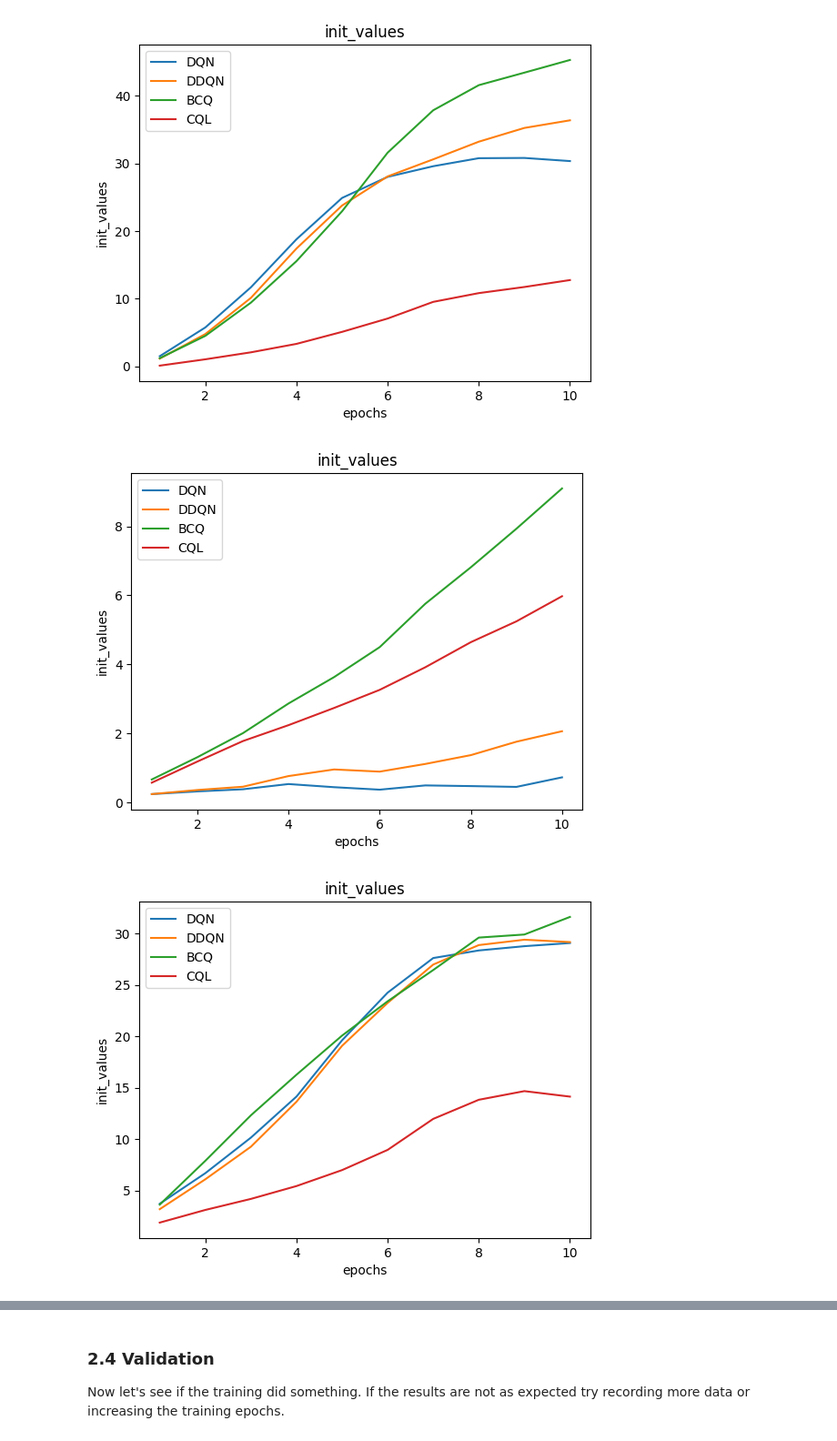
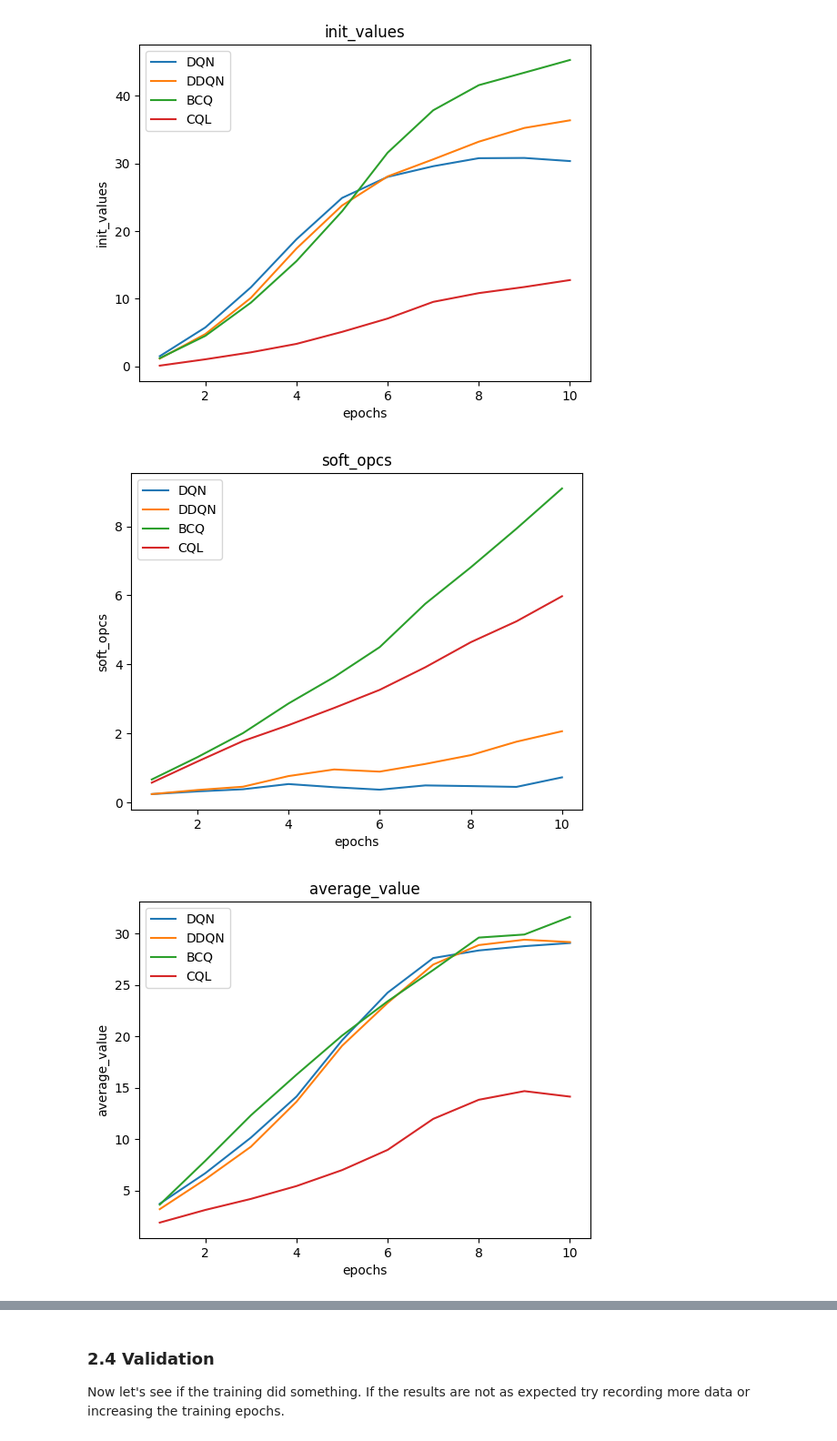
Before and after one commit to micheltokic/marioai, a Jupyter notebook: exercise_offline_rl/marioai_offline_rl.ipynb, the cells around one changed output, grey strips where cells are left out. Shown: that part at 91% size. Drawn from its saved outputs; the diff is of its cells as text; code cells hidden in the pictures.

```diff
--- a/exercise_offline_rl/marioai_offline_rl.ipynb
+++ b/exercise_offline_rl/marioai_offline_rl.ipynb
@@ -67,0 +67,8 @@ dataset_path_rand = pathlib.Path("data", "datasets", level.stem + ".random.h5").
+# %%
+# Setup global variables
+init_dir = pathlib.Path("")
+# level_str = "CliffsAndEnemiesLevel.lvl"
+level_str = "RoughTerrainLevel.lvl"
+level_paths: LevelPaths = LevelPaths(init_dir, level_str)
+print(f"level location={level_paths.level}")
+print(level_paths.level_name)
@@ -313,24 +683,27 @@ dataset_info.action_size:  13
 # %%
 dataset =getDataset()
 print(len(dataset.episodes))
+train_episodes, test_episodes = train_test_split(dataset.episodes, test_size=test_size)
+train_dataset = ReplayBuffer(InfiniteBuffer(), episodes=train_episodes)
+print(f"{len(train_episodes)=}")
+print(f"{len(test_episodes)=}")
 
-ddqn = d3rlpy.algos.DoubleDQNConfig(learning_rate=learning_rate, gamma=gamma,
+cql = d3rlpy.algos.DiscreteCQLConfig(learning_rate=learning_rate, gamma=gamma,
           target_update_interval=target_update_interval,
           batch_size=batch_size).create()
-test_episodes = dataset.episodes[:30]
+
 # set environment in scorer function
-env_train = Env(visible=False, level=str(level)).env
-ddqn.build_with_dataset(dataset)
+env_train = Env(visible=visible, level=str(level_paths.level)).env
+cql.build_with_dataset(train_dataset)
 env_evaluator  = EnvironmentEvaluator(env_train)
 
 # evaluate algorithm on the environment
-
-name = 'DDQN_marioai_%s_%s_%s_%s_%s' % (level.stem, gamma, learning_rate, target_update_interval, n_epochs)
+name = 'CQL_marioai_%s_%s_%s_%s_%s' % (level_paths.level_name, gamma, learning_rate, target_update_interval, n_epochs)
 model_file = pathlib.Path("data", "models", name + ".pt")
 currentMax = -100000
-ddqn_max = copy.deepcopy(ddqn)
+cql_max = copy.deepcopy(cql)
 
-fitter = ddqn.fitter(
+fitter = cql.fitter(
    dataset,
    n_steps = n_steps_per_epoch * n_epochs,
    n_steps_per_epoch=n_steps_per_epoch,
@@ -339,14 +712,14 @@ fitter = ddqn.fitter(
               'environment': env_evaluator },
   show_progress = False
 )
-
+dataset.trajectory_slicer
 for epoch, metrics in fitter:
     if metrics.get("environment") > currentMax:
         currentMax = metrics.get("environment")
-        ddqn_max.copy_q_function_from(ddqn)
+        cql_max.copy_q_function_from(cql)
     else:
-        ddqn.copy_q_function_from(ddqn_max)
-    ddqn.save_model(model_file)
+        cql.copy_q_function_from(cql_max)
+    cql.save_model(model_file)
     if currentMax > 100:
         # For the purpose of the exercise the training will stop if the agent manages to complete the level
         print("A suitable model has been found.")
@@ -590,12 +762,11 @@ soft_opcs_dict = {}
 average_value_dict = {}
 environment_dict = {}
 for policy_info in evaluation_policies:
-    policy_name = policy_info["name"]  # 获取策略名称
+    policy_name = policy_info["name"]
     policy = policy_info["policy"]
     print(policy)
     fqe = d3rlpy.ope.DiscreteFQE(algo=policy, config=d3rlpy.ope.FQEConfig())
-
-    env = Env(visible=False, level=str(level)).env
+    env = Env(visible=False, level=str(level_paths.level)).env
     # start FQE training
     fitter = fqe.fitter(
     dataset,
@@ -660,25 +843,25 @@ for policy_info in evaluation_policies:
     plt.plot(x, soft_opcs_dict[policy], label=policy)
 
 plt.xlabel('epochs')
-plt.ylabel('init_values')
-plt.title('init_values')
+plt.ylabel('soft_opcs')
+plt.title('soft_opcs')
 plt.legend()
 plt.show()
 # %% [output]
-[figure, old version]
+[figure, new version]
 # %%
 x = list(range(1, n_epochs+1))
 for policy_info in evaluation_policies:
     policy = policy_info["name"]  # 获取策略名称
     plt.plot(x, average_value_dict[policy], label=policy)
 
 plt.xlabel('epochs')
-plt.ylabel('init_values')
-plt.title('init_values')
+plt.ylabel('average_value')
+plt.title('average_value')
 plt.legend()
 plt.show()
 # %% [output]
-[figure, old version]
+[figure, new version]
 # %%
 x = list(range(1, n_epochs+1))
 for policy_info in evaluation_policies:
```
Also changed, not shown: parts of 26 cells of this notebook.
